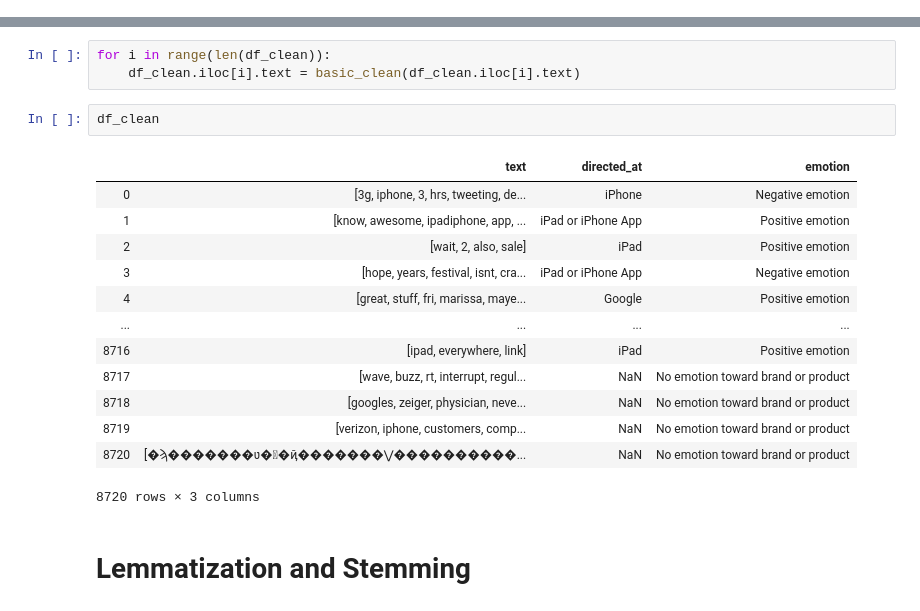
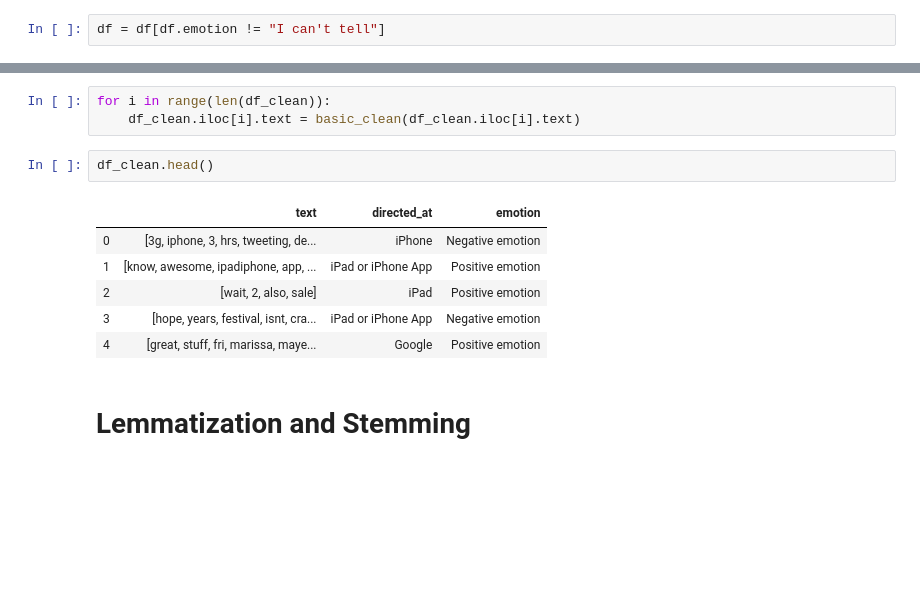
Before and after one commit to stevenzych/tweet-sentiment, a Jupyter notebook: cleaning.ipynb, the cells around one changed output, grey strips where cells are left out. Saved outputs shown, nothing was run; the diff lists cells and outputs as text; blank space fills up the shorter version.

Commit message:
Update cleaning and cleaning_2

```diff
--- a/cleaning.ipynb
+++ b/cleaning.ipynb
@@ -82,3 +84,5 @@ Not replacing NaN's if emotion is undirected. Often it seems they actually *are*
+# %%
+df = df[df.emotion != "I can't tell"]
 # %% [markdown]
 # Tokenization
 # %% [markdown]
@@ -106,21 +110,14 @@ df_clean = df.copy()
 for i in range(len(df_clean)):
     df_clean.iloc[i].text = basic_clean(df_clean.iloc[i].text)
 # %%
-df_clean
+df_clean.head()
 # %% [output]
 |  | text | directed_at | emotion |
 | 0 | [3g, iphone, 3, hrs, tweeting, de... | iPhone | Negative emotion |
 | 1 | [know, awesome, ipadiphone, app, ... | iPad or iPhone App | Positive emotion |
 | 2 | [wait, 2, also, sale] | iPad | Positive emotion |
 | 3 | [hope, years, festival, isnt, cra... | iPad or iPhone App | Negative emotion |
 | 4 | [great, stuff, fri, marissa, maye... | Google | Positive emotion |
-| ... | ... | ... | ... |
-| 8716 | [ipad, everywhere, link] | iPad | Positive emotion |
-| 8717 | [wave, buzz, rt, interrupt, regul... | NaN | No emotion toward brand or product |
-| 8718 | [googles, zeiger, physician, neve... | NaN | No emotion toward brand or product |
-| 8719 | [verizon, iphone, customers, comp... | NaN | No emotion toward brand or product |
-| 8720 | [�ϡ�������ʋ�΋�ҋ�������⋁����������... | NaN | No emotion toward brand or product |
-8720 rows × 3 columns
 # %% [markdown]
 # Lemmatization and Stemming
 # %% [markdown]
```
Also changed, not shown: parts of 60 cells of this notebook, 4 other files.
